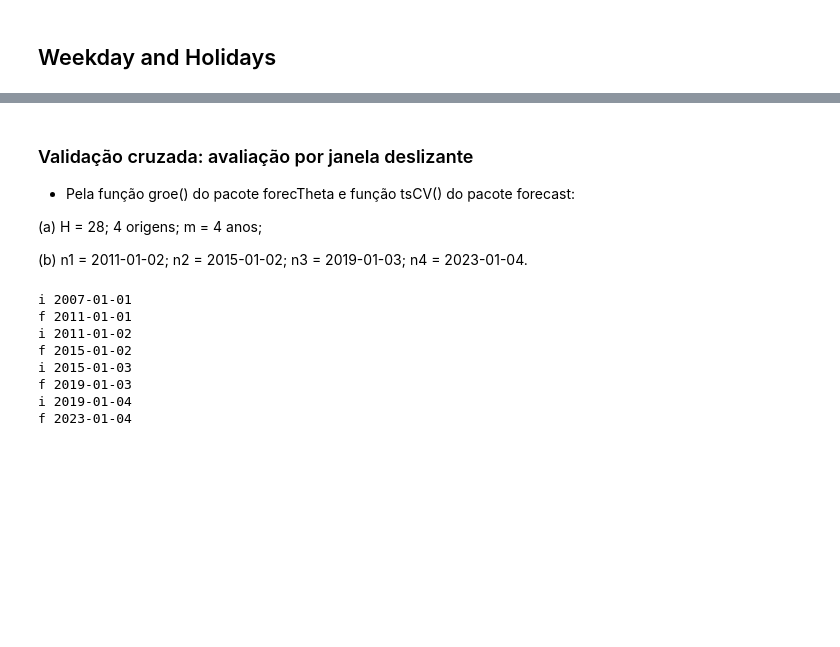
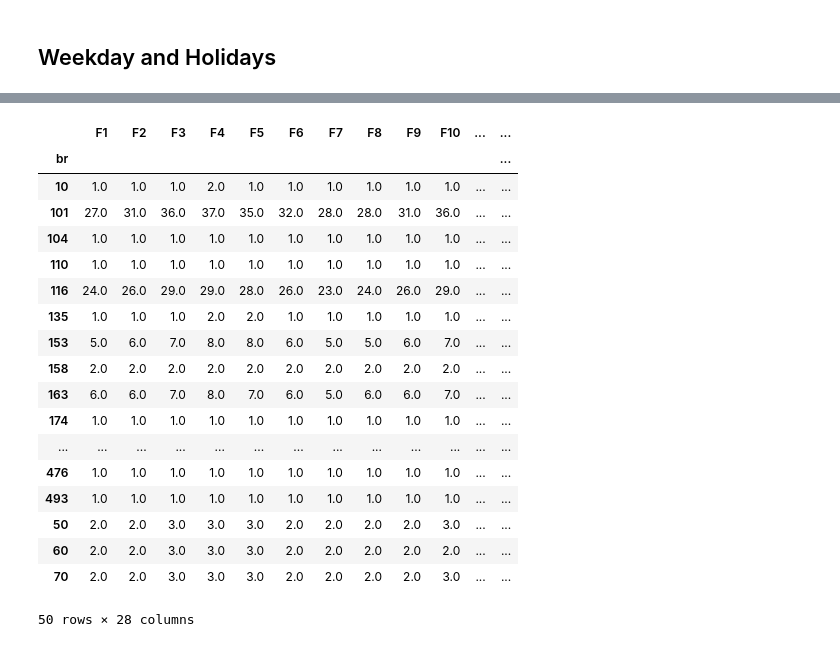
Before and after one commit to Faluhelyi/tcc_est_unb, a Jupyter notebook: scripts/main.ipynb, the cells around one changed output, grey strips where cells are left out. Cells and saved outputs as stored; diff of their text form; code cells hidden in the pictures; blank space fills up the shorter version.

```diff
--- a/scripts/main.ipynb
+++ b/scripts/main.ipynb
@@ -199,8 +111,0 @@ Naive MAE: 14.321
-# %% [markdown]
-### Validação cruzada: avaliação por janela deslizante
-
-- Pela função groe() do pacote forecTheta e função tsCV() do pacote forecast:
-
-(a) H = 28; 4 origens; m = 4 anos;
-
-(b) n1 = 2011-01-02; n2 = 2015-01-02; n3 = 2019-01-03; n4 = 2023-01-04.
@@ -268,17 +111,0 @@ for i in np.unique(df_tcc['uf'].dropna()):
-# %%
-
-inicial_date = date(2007, 1, 1)
-for i in range(1, 5):
-    print('i', inicial_date)
-    final_date = inicial_date + relativedelta(years=4)
-    print('f', final_date)
-    inicial_date = final_date + relativedelta(days=1)
-# %% [output]
-i 2007-01-01
-f 2011-01-01
-i 2011-01-02
-f 2015-01-02
-i 2015-01-03
-f 2019-01-03
-i 2019-01-04
-f 2023-01-04
@@ -284,0 +295,24 @@ f 2023-01-04
+# %%
+submission_file[np.sum(submission_file.round(0), axis = 1).values!=0].round(0).to_excel('filtered submission.xlsx')
+
+submission_file[np.sum(submission_file.round(0), axis = 1).values!=0].round(0)
+# %% [output]
+|  | F1 | F2 | F3 | F4 | F5 | F6 | F7 | F8 | F9 | F10 | ... | ... |
+| br |  |  |  |  |  |  |  |  |  |  |  | ... |
+| 10 | 1.0 | 1.0 | 1.0 | 2.0 | 1.0 | 1.0 | 1.0 | 1.0 | 1.0 | 1.0 | ... | ... |
+| 101 | 27.0 | 31.0 | 36.0 | 37.0 | 35.0 | 32.0 | 28.0 | 28.0 | 31.0 | 36.0 | ... | ... |
+| 104 | 1.0 | 1.0 | 1.0 | 1.0 | 1.0 | 1.0 | 1.0 | 1.0 | 1.0 | 1.0 | ... | ... |
+| 110 | 1.0 | 1.0 | 1.0 | 1.0 | 1.0 | 1.0 | 1.0 | 1.0 | 1.0 | 1.0 | ... | ... |
+| 116 | 24.0 | 26.0 | 29.0 | 29.0 | 28.0 | 26.0 | 23.0 | 24.0 | 26.0 | 29.0 | ... | ... |
+| 135 | 1.0 | 1.0 | 1.0 | 2.0 | 2.0 | 1.0 | 1.0 | 1.0 | 1.0 | 1.0 | ... | ... |
+| 153 | 5.0 | 6.0 | 7.0 | 8.0 | 8.0 | 6.0 | 5.0 | 5.0 | 6.0 | 7.0 | ... | ... |
+| 158 | 2.0 | 2.0 | 2.0 | 2.0 | 2.0 | 2.0 | 2.0 | 2.0 | 2.0 | 2.0 | ... | ... |
+| 163 | 6.0 | 6.0 | 7.0 | 8.0 | 7.0 | 6.0 | 5.0 | 6.0 | 6.0 | 7.0 | ... | ... |
+| 174 | 1.0 | 1.0 | 1.0 | 1.0 | 1.0 | 1.0 | 1.0 | 1.0 | 1.0 | 1.0 | ... | ... |
+| ... | ... | ... | ... | ... | ... | ... | ... | ... | ... | ... | ... | ... |
+| 476 | 1.0 | 1.0 | 1.0 | 1.0 | 1.0 | 1.0 | 1.0 | 1.0 | 1.0 | 1.0 | ... | ... |
+| 493 | 1.0 | 1.0 | 1.0 | 1.0 | 1.0 | 1.0 | 1.0 | 1.0 | 1.0 | 1.0 | ... | ... |
+| 50 | 2.0 | 2.0 | 3.0 | 3.0 | 3.0 | 2.0 | 2.0 | 2.0 | 2.0 | 3.0 | ... | ... |
+| 60 | 2.0 | 2.0 | 3.0 | 3.0 | 3.0 | 2.0 | 2.0 | 2.0 | 2.0 | 2.0 | ... | ... |
+| 70 | 2.0 | 2.0 | 3.0 | 3.0 | 3.0 | 2.0 | 2.0 | 2.0 | 2.0 | 3.0 | ... | ... |
+50 rows × 28 columns
```
Also changed, not shown: parts of 34 cells of this notebook, 7 other files.
